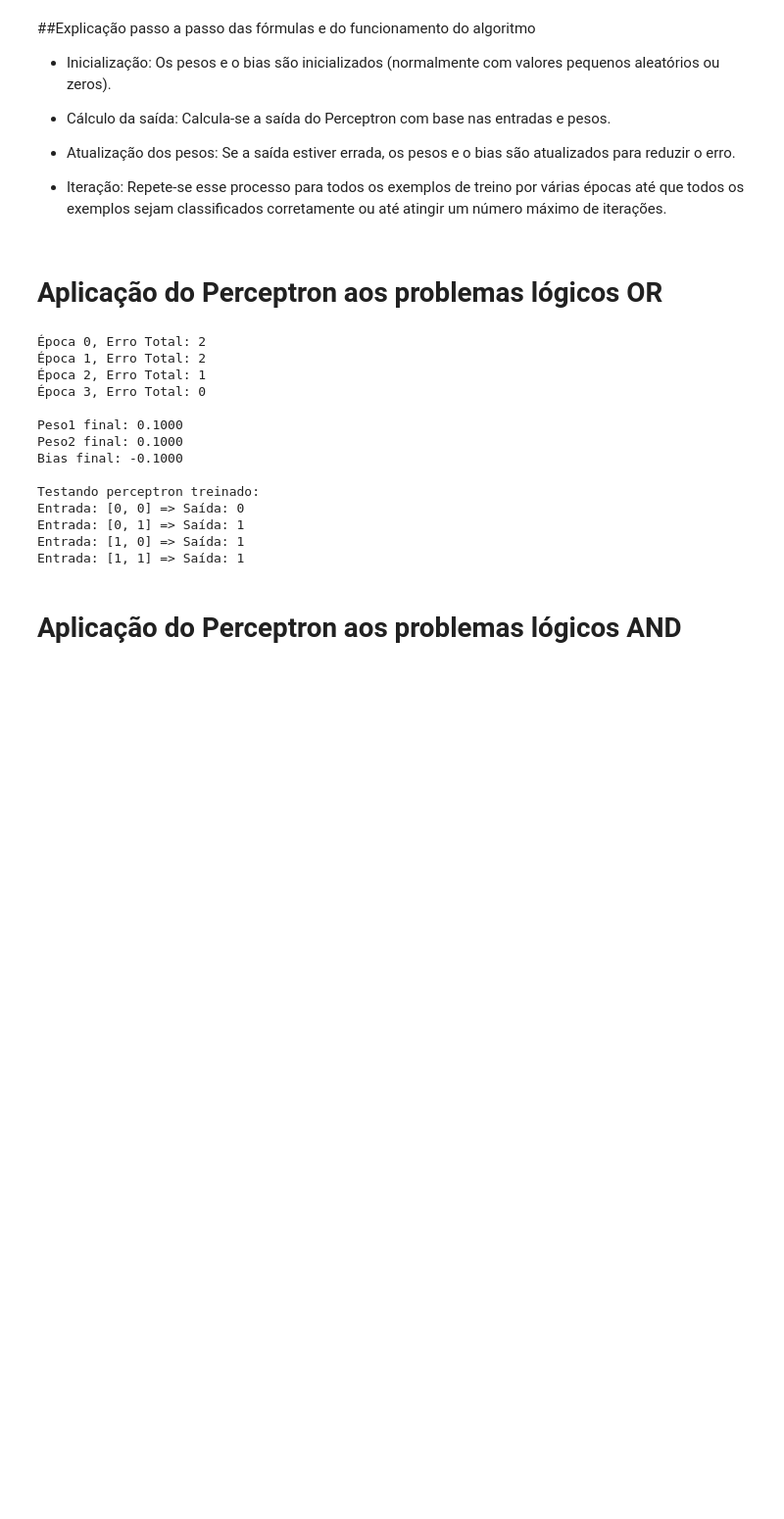
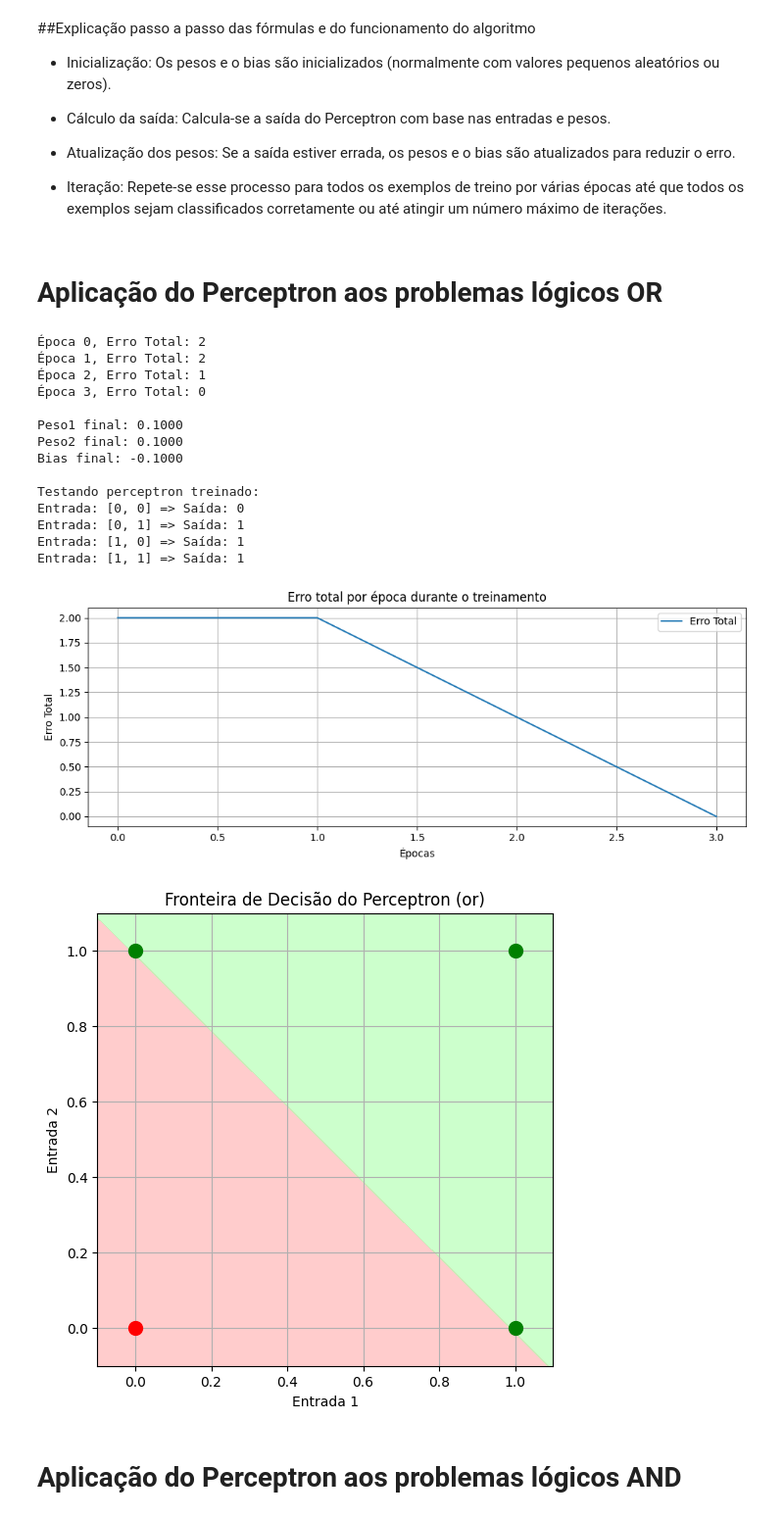
Before and after one commit to AntonioFialhoSN/G_ANTONIO_JUSTINO_Perceptron, a Jupyter notebook: Perceptron__FUNDAMENTOS_DE_REDES_NEURAIS.ipynb, the cells around one changed output. Shown at 98% size. Cells and saved outputs as stored; diff of their text form; code cells hidden in the pictures; blank space fills up the shorter version.

Commit message:
Gráficos demonstrando o treinamento e resultados e fronteiras de decisão.

```diff
--- a/Perceptron__FUNDAMENTOS_DE_REDES_NEURAIS.ipynb
+++ b/Perceptron__FUNDAMENTOS_DE_REDES_NEURAIS.ipynb
@@ -145,6 +145,7 @@ f. Erro Total:
 # %% [markdown]
 # Aplicação do Perceptron aos problemas lógicos OR
 # %%
+import matplotlib.pyplot as plt
 # Entradas e saída para operação OR - Criação manual dos datasets
 dataset_or = [
     {"input": [0, 0], "output": 0},
@@ -163,7 +164,7 @@ alpha = 0.1
 
 # Número de épocas
 epocas = 4
-
+erros_por_epoca = []
 # Função de ativação degrau
 def step_function(x):
     return 1 if x >= 0 else 0
@@ -190,36 +191,80 @@ for epoca in range(epocas):
         peso2 += alpha * erro * x2
         bias += alpha * erro
 
-
+    erros_por_epoca.append(erro_total)
     print(f'Época {epoca}, Erro Total: {erro_total}')
 
 # Resultados finais
 print(f'\nPeso1 final: {peso1:.4f}')
 print(f'Peso2 final: {peso2:.4f}')
 print(f'Bias final: {bias:.4f}\n')
 
 # Teste do perceptron com o dataset
 print("Testando perceptron treinado:")
 for dado in dataset_or:
     x1, x2 = dado["input"]
     soma = x1 * peso1 + x2 * peso2 + bias
     saida = step_function(soma)
     print(f'Entrada: {dado["input"]} => Saída: {saida}')
+
+
+# -------------------------
+# GRÁFICO 1: Erro por época
+# -------------------------
+plt.figure(figsize=(10, 4))
+plt.plot(erros_por_epoca, label="Erro Total")
+plt.title("Erro total por época durante o treinamento")
+plt.xlabel("Épocas")
+plt.ylabel("Erro Total")
+plt.grid(True)
+plt.legend()
+plt.tight_layout()
+plt.show()
+
+# -------------------------------
+# GRÁFICO 2: Fronteira de decisão
+# -------------------------------
+import numpy as np
+
+# Geração da grade de pontos
+resolucao = 100
+x_vals = np.linspace(-0.1, 1.1, resolucao)
+y_vals = np.linspace(-0.1, 1.1, resolucao)
+grade = np.array([[step_function(peso1*x + peso2*y + bias) for x in x_vals] for y in y_vals])
+
+plt.figure(figsize=(6, 6))
+plt.contourf(x_vals, y_vals, grade, alpha=0.6, levels=[-1, 0, 1], colors=['#FFAAAA', '#AAFFAA'])
+plt.title("Fronteira de Decisão do Perceptron (or)")
+plt.xlabel("Entrada 1")
+plt.ylabel("Entrada 2")
+
+# Plotar os pontos do dataset
+for dado in dataset_or:
+    x, y = dado["input"]
+    cor = 'green' if dado["output"] == 1 else 'red'
+    plt.plot(x, y, 'o', color=cor, markersize=10)
+
+plt.grid(True)
+plt.xlim(-0.1, 1.1)
+plt.ylim(-0.1, 1.1)
+plt.show()
 # %% [output]
 Época 0, Erro Total: 2
 Época 1, Erro Total: 2
 Época 2, Erro Total: 1
 Época 3, Erro Total: 0
 
 Peso1 final: 0.1000
 Peso2 final: 0.1000
 Bias final: -0.1000
 
 Testando perceptron treinado:
 Entrada: [0, 0] => Saída: 0
 Entrada: [0, 1] => Saída: 1
 Entrada: [1, 0] => Saída: 1
 Entrada: [1, 1] => Saída: 1
+[figure, added]
+[figure, added]
 # %% [markdown]
 # Aplicação do Perceptron aos problemas lógicos AND
 # %%
```
Also changed, not shown: parts of 1 cell of this notebook.
